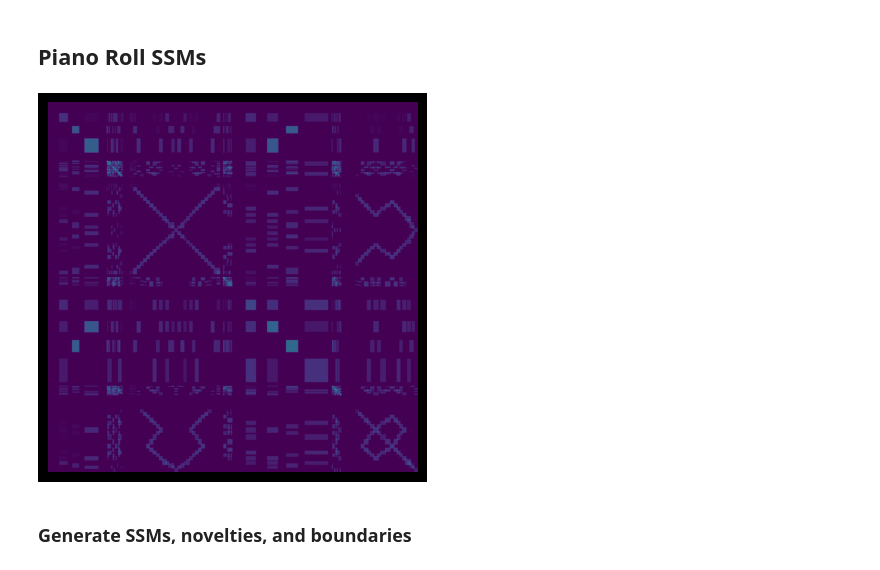
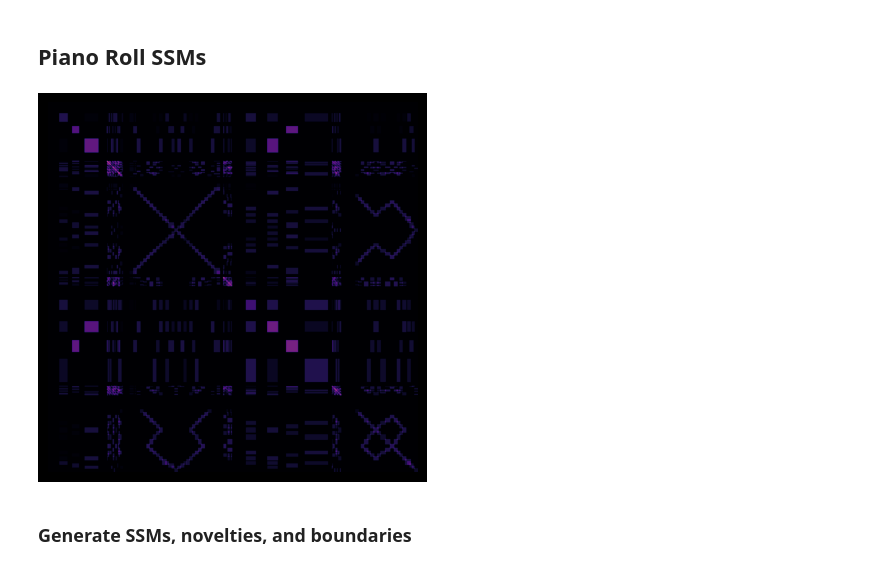
Before and after one commit to finlaymiller/midi_segmentation, a Jupyter notebook: ssm_midi.ipynb, the cells around one changed output. Saved outputs shown, nothing was run; the diff lists cells and outputs as text; code cells hidden in the pictures.

```diff
--- a/ssm_midi.ipynb
+++ b/ssm_midi.ipynb
@@ -22,19 +22,19 @@ sf.write(os.path.join("outputs", "toy.wav"), midi_audio, 44100)
 # %%
 import numpy as np
 from matplotlib import pyplot as plt
 
 plt.style.use("dark_background")
 
 piano_roll = midi_data.get_piano_roll()
 
 ssm_midi = np.dot(np.transpose(piano_roll), piano_roll)
 ssm_midi /= ssm_midi.max()
 
-plt.imshow(ssm_midi)
+plt.imshow(ssm_midi, cmap="magma")
 plt.axis("off")
 plt.show()
 # %% [output]
-[figure, old version]
+[figure, new version]
 # %% [markdown]
 ### Generate SSMs, novelties, and boundaries
 # %%
```
Also changed, not shown: parts of 7 cells of this notebook, 2 other files.
